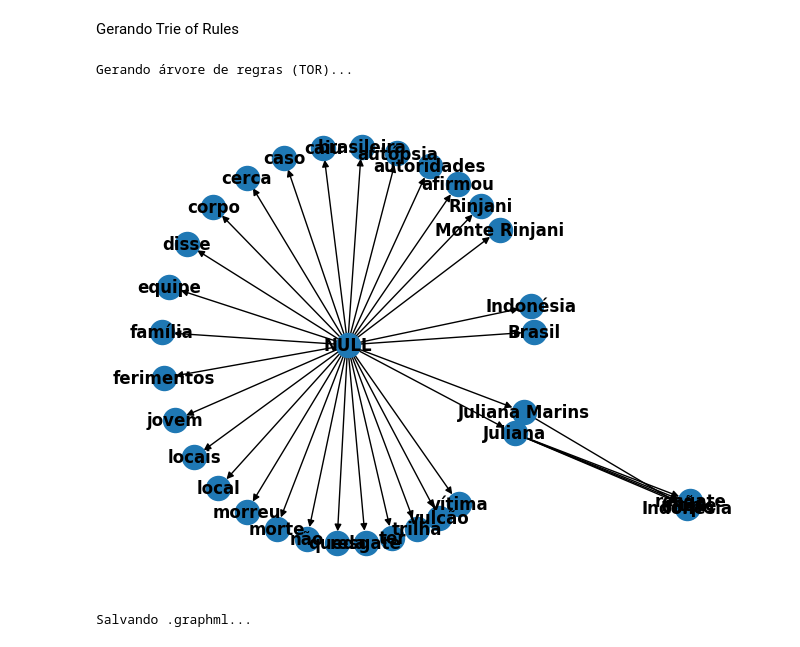
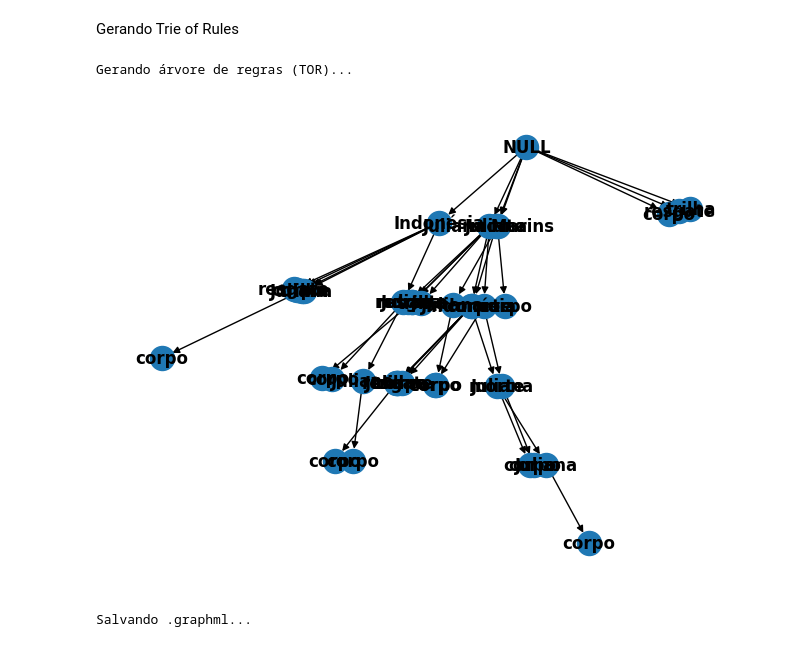
Before and after one commit to luiza-bolonha/Pre-Processing-ToR, a Jupyter notebook: main_news.ipynb, the cells around one changed output. Saved outputs shown, nothing was run; the diff lists cells and outputs as text; code cells hidden in the pictures.

```diff
--- a/main_news.ipynb
+++ b/main_news.ipynb
@@ -11,10 +11,11 @@ importlib.reload(ppn)
 #file = "manifestacao_bolsonaro"
 #file = "resgate_juliana_marins"
 file = "morte_juliana_marins"
+separar_paragrafos = False
 
 input_file = "datasets/" + file + ".csv"
 
 # 1. Pré processando base de dados
 print("Pré-processando textos...")
-pre_processing_result, txt_database = ppn.pre_processing_database(file_path = input_file,separar_paragrafos = True)
+pre_processing_result, txt_database = ppn.pre_processing_database(file_path = input_file,separar_paragrafos = separar_paragrafos)
 # %% [output]
@@ -24,21 +28,22 @@ Gerando Trie of Rules
 # %%
 from trieofrules import trieofrules
 
 #supported algorithms: FP-max, FP-growth, Apriori
 alg = 'Apriori'
 #alg = 'FP-max'
-min_support = 0.05
+min_support = 0.85
 
-file_name = f"{file}_{alg}_{min_support}"
+separador = "p" if separar_paragrafos else "n"
+file_name = f"{file}_{separador}_{alg}_{min_support}"
 output_file = f"outputs/{file_name}.graphml"
 
 # 2. Gera o TOR (Trie of Rules) a partir dos dados
 print("Gerando árvore de regras (TOR)...")
 TOR = trieofrules(data=pre_processing_result, alg=alg, min_support=min_support)
 TOR.draw()
 # %% [output]
 Gerando árvore de regras (TOR)...
-[figure, old version]
+[figure, new version]
 # %%
 # 3. Salva a visualização e estrutura como .graphml
 print("Salvando .graphml...")
```
Also changed, not shown: parts of 1 cell of this notebook, 1 other file.
